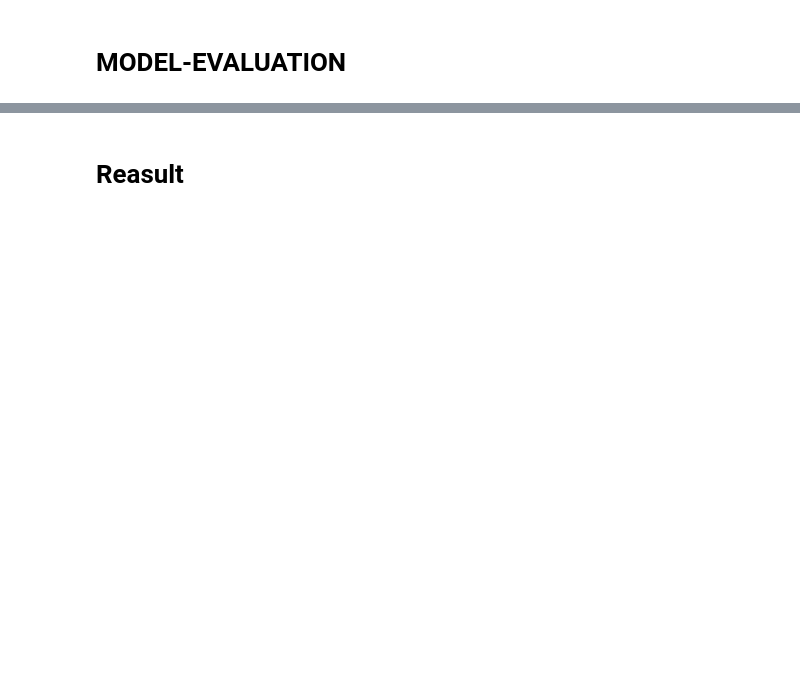
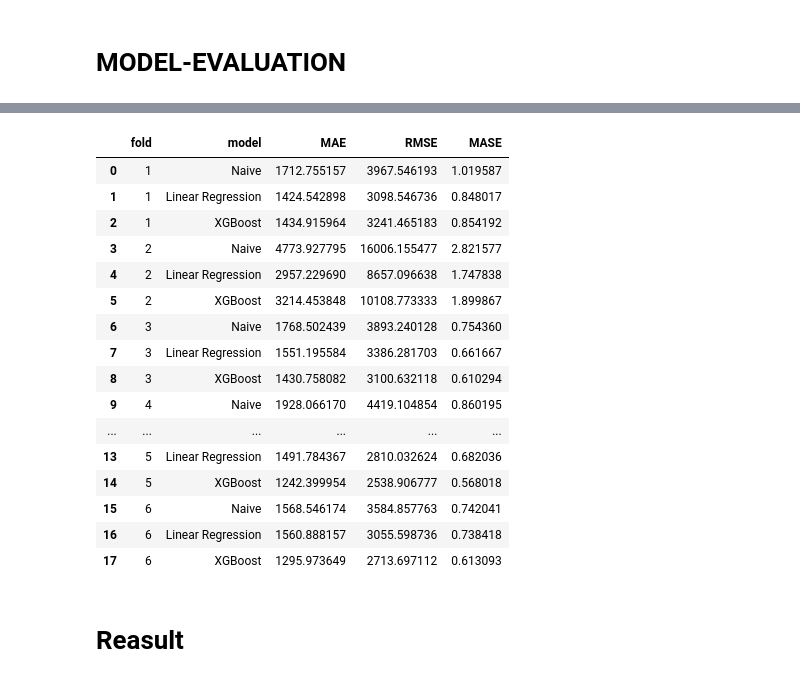
Before and after one commit to jamilnim/salesforcastproject, a Jupyter notebook: notebook.ipynb, the cells around one changed output, grey strips where cells are left out. Drawn from its saved outputs; the diff is of its cells as text; code cells hidden in the pictures; blank space fills up the shorter version.

```diff
--- a/notebook.ipynb
+++ b/notebook.ipynb
@@ -367,6 +401,7 @@ print(pred_xgb)
 # %% [markdown]
 # MODEL-EVALUATION
 # %%
+
 results = []
 
 for fold_number, (train_dates, test_dates) in enumerate(folds, start=1):
@@ -379,9 +414,7 @@ for fold_number, (train_dates, test_dates) in enumerate(folds, start=1):
         model_df["Date"].isin(test_dates)
     ].copy()
 
-    print(
-        f"\nFold {fold_number}"
-    )
+    print(f"\nFold {fold_number}")
 
     print(
         "Train:",
@@ -400,7 +433,21 @@ for fold_number, (train_dates, test_dates) in enumerate(folds, start=1):
     actual = test_data["Weekly_Sales"].values
 
     # -------------------------
-    # NAIVE BASELINE
+    # MASE SCALE
+    # Calculate from training data
+    # -------------------------
+
+    mase_scale = (
+        train_data["Weekly_Sales"] - train_data["lag_1"]
+    ).abs().mean()
+
+    if pd.isna(mase_scale) or mase_scale == 0:
+        raise ValueError(
+            f"Invalid MASE scale in fold {fold_number}"
+        )
+
+    # -------------------------
+    # 1. NAIVE BASELINE
     # -------------------------
 
     pred_naive = test_data["lag_1"].values
@@ -420,11 +467,11 @@ for fold_number, (train_dates, test_dates) in enumerate(folds, start=1):
         "model": "Naive",
         "MAE": naive_mae,
         "RMSE": naive_rmse,
-        "MASE": 1.0
+        "MASE": naive_mae / mase_scale
     })
 
     # -------------------------
-    # LINEAR REGRESSION
+    # 2. LINEAR REGRESSION
     # -------------------------
 
     linear_model = LinearRegression()
@@ -453,11 +500,11 @@ for fold_number, (train_dates, test_dates) in enumerate(folds, start=1):
         "model": "Linear Regression",
         "MAE": linear_mae,
         "RMSE": linear_rmse,
-        "MASE": linear_mae / naive_mae
+        "MASE": linear_mae / mase_scale
     })
 
     # -------------------------
-    # XGBOOST
+    # 3. XGBOOST
     # -------------------------
 
     xgb_model = XGBRegressor(
@@ -495,8 +542,26 @@ for fold_number, (train_dates, test_dates) in enumerate(folds, start=1):
         "model": "XGBoost",
         "MAE": xgb_mae,
         "RMSE": xgb_rmse,
-        "MASE": xgb_mae / naive_mae
+        "MASE": xgb_mae / mase_scale
     })
+
+
+# -------------------------
+# CREATE RESULTS TABLE
+# -------------------------
+
+results_df = pd.DataFrame(results)
+
+print("\nNumber of folds:", len(folds))
+print("Number of result rows:", len(results_df))
+
+display(results_df)
+
+# Save the per-fold results
+results_df.to_csv(
+    "results_per_fold.csv",
+    index=False
+)
 # %% [output]
 Fold 1
 Train: 2011-02-04 00:00:00 → 2011-08-26 00:00:00
@@ -518,3 +583,20 @@ Test: 2012-08-24 00:00:00 → 2012-10-26 00:00:00
+|  | fold | model | MAE | RMSE | MASE |
+| 0 | 1 | Naive | 1712.755157 | 3967.546193 | 1.019587 |
+| 1 | 1 | Linear Regression | 1424.542898 | 3098.546736 | 0.848017 |
+| 2 | 1 | XGBoost | 1434.915964 | 3241.465183 | 0.854192 |
+| 3 | 2 | Naive | 4773.927795 | 16006.155477 | 2.821577 |
+| 4 | 2 | Linear Regression | 2957.229690 | 8657.096638 | 1.747838 |
+| 5 | 2 | XGBoost | 3214.453848 | 10108.773333 | 1.899867 |
+| 6 | 3 | Naive | 1768.502439 | 3893.240128 | 0.754360 |
+| 7 | 3 | Linear Regression | 1551.195584 | 3386.281703 | 0.661667 |
+| 8 | 3 | XGBoost | 1430.758082 | 3100.632118 | 0.610294 |
+| 9 | 4 | Naive | 1928.066170 | 4419.104854 | 0.860195 |
+| ... | ... | ... | ... | ... | ... |
+| 13 | 5 | Linear Regression | 1491.784367 | 2810.032624 | 0.682036 |
+| 14 | 5 | XGBoost | 1242.399954 | 2538.906777 | 0.568018 |
+| 15 | 6 | Naive | 1568.546174 | 3584.857763 | 0.742041 |
+| 16 | 6 | Linear Regression | 1560.888157 | 3055.598736 | 0.738418 |
+| 17 | 6 | XGBoost | 1295.973649 | 2713.697112 | 0.613093 |
 # %% [markdown]
 # Reasult
 # %%
```
Also changed, not shown: parts of 17 cells of this notebook, 4 other files.
